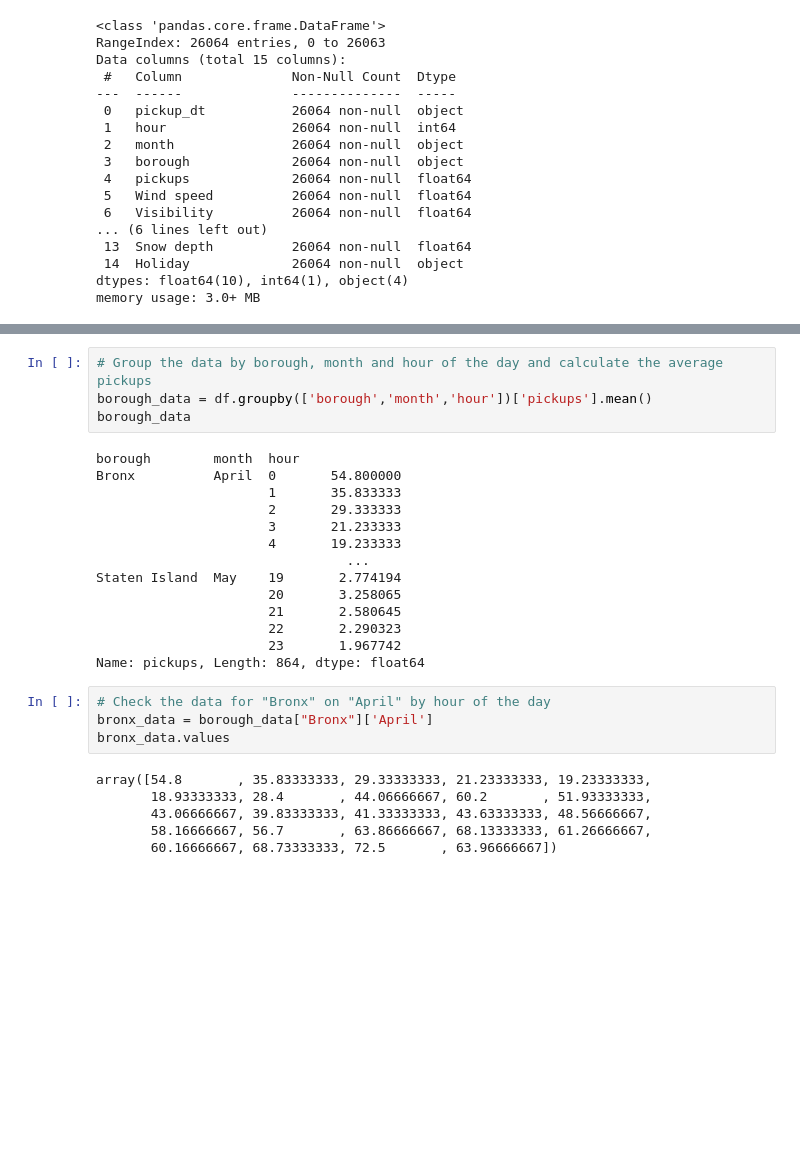
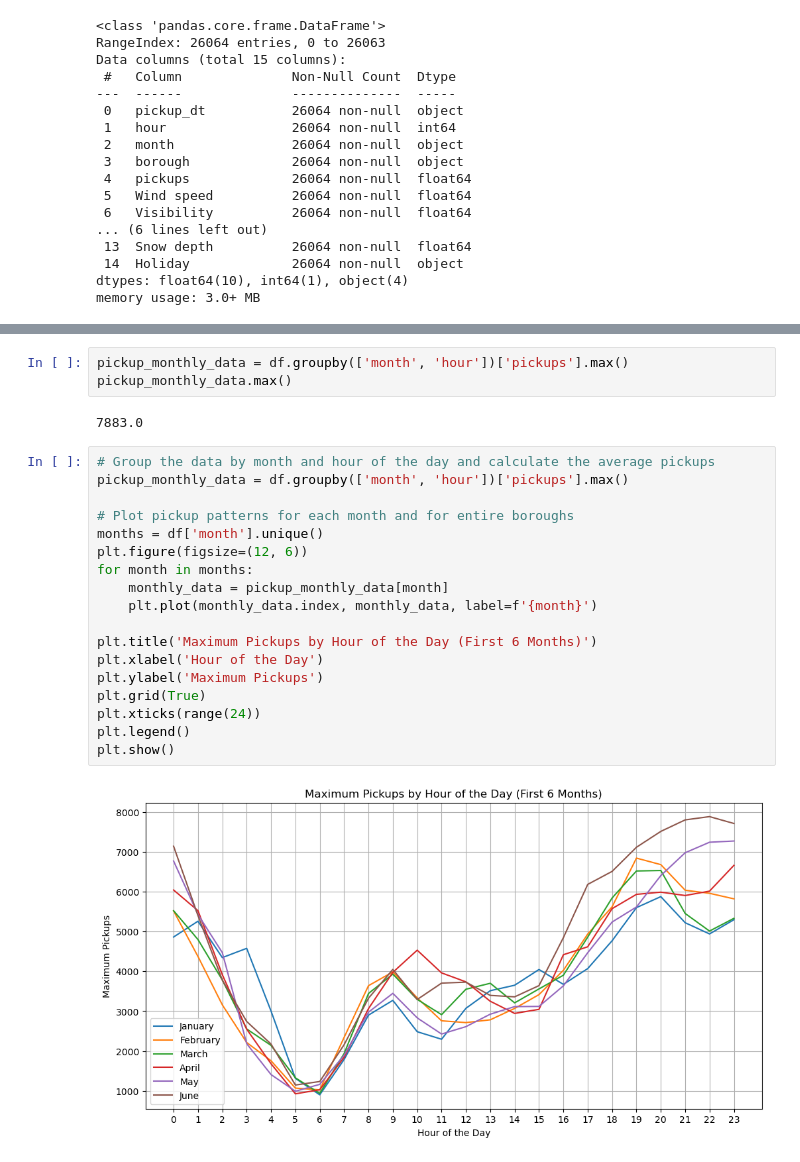
Before and after one commit to Jherza-X/Project1-Group9, a Jupyter notebook: Uber-Weather-Project/project-1 - Q3.ipynb, the cells around one changed output, grey strips where cells are left out. Saved outputs shown, nothing was run; the diff lists cells and outputs as text; blank space fills up the shorter version.

```diff
--- a/Uber-Weather-Project/project-1 - Q3.ipynb
+++ b/Uber-Weather-Project/project-1 - Q3.ipynb
@@ -141,30 +101,27 @@ plt.show()
-# %%
-# Group the data by borough, month and hour of the day and calculate the average pickups
-borough_data = df.groupby(['borough','month','hour'])['pickups'].mean()
-borough_data
-# %% [output]
-borough        month  hour
-Bronx          April  0       54.800000
-                      1       35.833333
-                      2       29.333333
-                      3       21.233333
-                      4       19.233333
-                                ...
-Staten Island  May    19       2.774194
-                      20       3.258065
-                      21       2.580645
-                      22       2.290323
-                      23       1.967742
-Name: pickups, Length: 864, dtype: float64
-# %%
-# Check the data for "Bronx" on "April" by hour of the day
-bronx_data = borough_data["Bronx"]['April']
-bronx_data.values
-# %% [output]
-array([54.8       , 35.83333333, 29.33333333, 21.23333333, 19.23333333,
-       18.93333333, 28.4       , 44.06666667, 60.2       , 51.93333333,
-       43.06666667, 39.83333333, 41.33333333, 43.63333333, 48.56666667,
-       58.16666667, 56.7       , 63.86666667, 68.13333333, 61.26666667,
-       60.16666667, 68.73333333, 72.5       , 63.96666667])
+# %%
+pickup_monthly_data = df.groupby(['month', 'hour'])['pickups'].max()
+pickup_monthly_data.max()
+# %% [output]
+7883.0
+# %%
+# Group the data by month and hour of the day and calculate the average pickups
+pickup_monthly_data = df.groupby(['month', 'hour'])['pickups'].max()
+
+# Plot pickup patterns for each month and for entire boroughs
+months = df['month'].unique()
+plt.figure(figsize=(12, 6))
+for month in months:
+    monthly_data = pickup_monthly_data[month]
+    plt.plot(monthly_data.index, monthly_data, label=f'{month}')
+
+plt.title('Maximum Pickups by Hour of the Day (First 6 Months)')
+plt.xlabel('Hour of the Day')
+plt.ylabel('Maximum Pickups')
+plt.grid(True)
+plt.xticks(range(24))
+plt.legend()
+plt.show()
+# %% [output]
+[figure, added]
 # %%
 # Calculation on borough , month , hour
```
Also changed, not shown: parts of 5 cells of this notebook, 1 other file.
